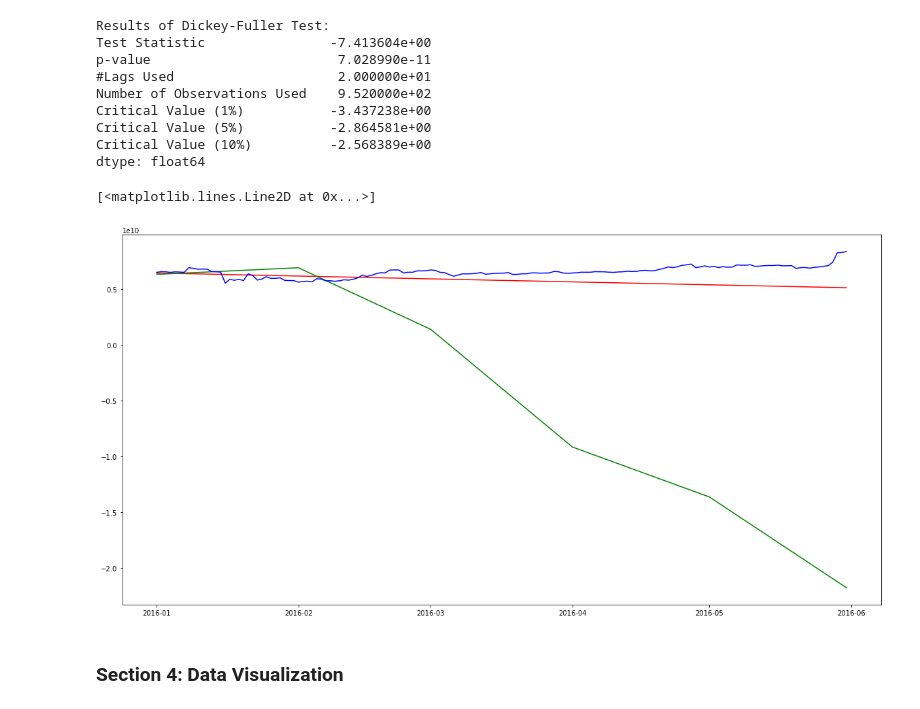
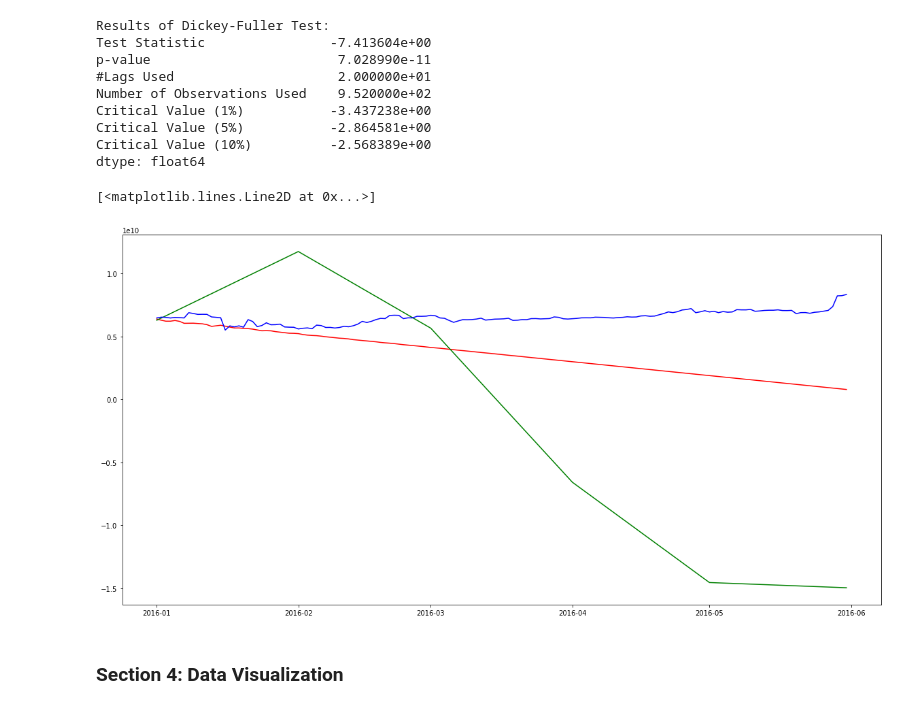
Before and after one commit to bakitybacon/cryptoeconomics, a Jupyter notebook: 340termproject-interpol.ipynb, the cells around one changed output. Saved outputs shown, nothing was run; the diff lists cells and outputs as text; code cells hidden in the pictures.

```diff
--- a/340termproject-interpol.ipynb
+++ b/340termproject-interpol.ipynb
@@ -290,27 +286,31 @@ Critical Value (5%)           -2.864581e+00
 Critical Value (10%)          -2.568389e+00
 dtype: float64
 # %%
-no_exog_sari = SARIMAX(cryptoecon_train['marketcap(USD)'],order=(2,2,0))
+sari_train = cryptoecon_train.set_index(pd.DatetimeIndex(cryptoecon_train['date']))
+
+no_exog_sari = SARIMAX(sari_train['marketcap(USD)'],order=(20,2,0))
 no_exog_sarim = no_exog_sari.fit()
 
+#metrics = ["LE_IX", "PCPI_IX", "ENDE_XDC_USD_RATE"]
+
 #creating exogenous variables: just drop date and marketcap from training data and convert to array
-exog = cryptoecon_train.drop(['marketcap(USD)','date','ds','y'], axis=1).values.astype(float)
+exog = sari_train.drop(['marketcap(USD)','date','ds','y', 'US.ENDE_XDC_USD_RATE', 'JP.ENDE_XDC_USD_RATE', 'KR.ENDE_XDC_USD_RATE', 'RU.LE_IX', 'RU.ENDE_XDC_USD_RATE', 'RU.PCPI_IX'], axis=1).values.astype(float)
 
-all_exog_sari = SARIMAX(cryptoecon_train['marketcap(USD)'], exog, order=(2,2,0))
+all_exog_sari = SARIMAX(sari_train['marketcap(USD)'], exog, order=(20,2,0))
 all_exog_sarim = all_exog_sari.fit()
 # %%
-exog = cryptoecon_test.drop(['marketcap(USD)','date','ds','y'], axis=1).values.astype(float)
+exog = cryptoecon_test.drop(['marketcap(USD)','date','ds','y', 'US.ENDE_XDC_USD_RATE', 'JP.ENDE_XDC_USD_RATE', 'KR.ENDE_XDC_USD_RATE', 'RU.LE_IX', 'RU.ENDE_XDC_USD_RATE', 'RU.PCPI_IX'], axis=1).values.astype(float)
 
 sarim_no_predix = no_exog_sarim.get_forecast(152).predicted_mean
 sarim_all_predix = all_exog_sarim.get_forecast(152, exog=exog).predicted_mean
 
 cryptoecon_test['date'].values
 
 plt.plot(cryptoecon_test['date'].values,sarim_no_predix, c='r')
 plt.plot(cryptoecon_test['date'].values,sarim_all_predix, c='g')
 plt.plot(cryptoecon_test['date'].values,cryptoecon_test['marketcap(USD)'].values, c='b')
 # %% [output]
 [<matplotlib.lines.Line2D at 0x...>]
-[figure, old version]
+[figure, new version]
 # %% [markdown]
 ### Section 4: Data Visualization
```
Also changed, not shown: parts of 13 cells of this notebook.
